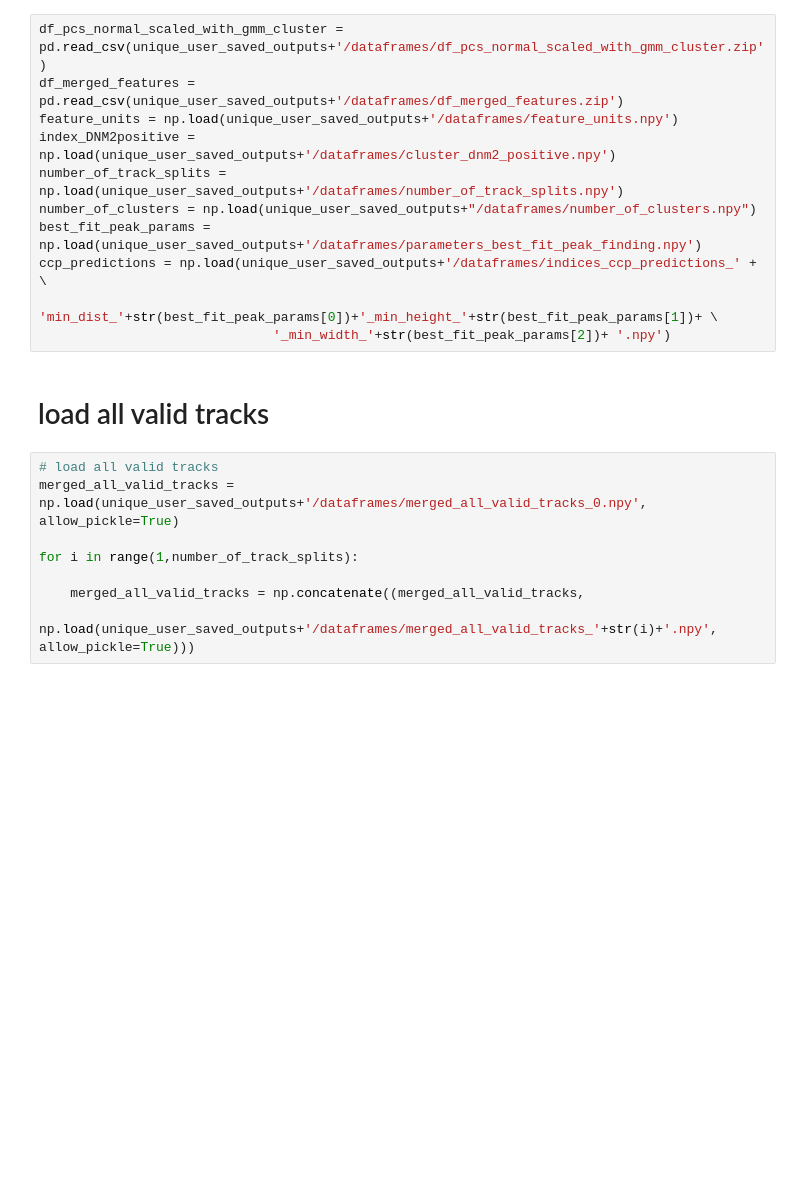
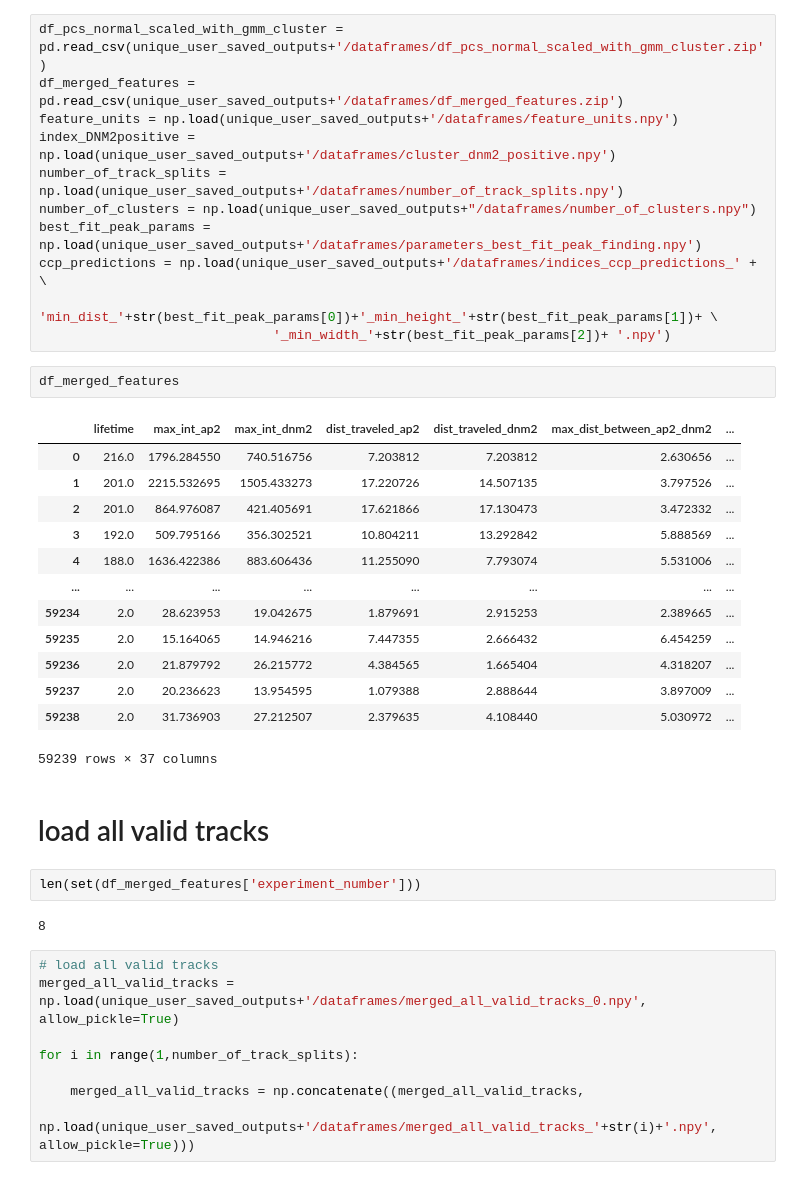
Before and after one commit to DrubinBarnes/Jin_Shirazinejad_et_al_branched_actin_manuscript, a Jupyter notebook: analysis/nb07_integrate_new_data.ipynb, the cells around one changed output. Drawn from its saved outputs; the diff is of its cells as text; blank space fills up the shorter version.

```diff
--- a/analysis/nb07_integrate_new_data.ipynb
+++ b/analysis/nb07_integrate_new_data.ipynb
@@ -44,8 +44,28 @@ best_fit_peak_params = np.load(unique_user_saved_outputs+'/dataframes/parameters
 ccp_predictions = np.load(unique_user_saved_outputs+'/dataframes/indices_ccp_predictions_' + \
                               'min_dist_'+str(best_fit_peak_params[0])+'_min_height_'+str(best_fit_peak_params[1])+ \
                               '_min_width_'+str(best_fit_peak_params[2])+ '.npy')
+# %%
+df_merged_features
+# %% [output]
+|  | lifetime | max_int_ap2 | max_int_dnm2 | dist_traveled_ap2 | dist_traveled_dnm2 | max_dist_between_ap2_dnm2 | ... |
+| 0 | 216.0 | 1796.284550 | 740.516756 | 7.203812 | 7.203812 | 2.630656 | ... |
+| 1 | 201.0 | 2215.532695 | 1505.433273 | 17.220726 | 14.507135 | 3.797526 | ... |
+| 2 | 201.0 | 864.976087 | 421.405691 | 17.621866 | 17.130473 | 3.472332 | ... |
+| 3 | 192.0 | 509.795166 | 356.302521 | 10.804211 | 13.292842 | 5.888569 | ... |
+| 4 | 188.0 | 1636.422386 | 883.606436 | 11.255090 | 7.793074 | 5.531006 | ... |
+| ... | ... | ... | ... | ... | ... | ... | ... |
+| 59234 | 2.0 | 28.623953 | 19.042675 | 1.879691 | 2.915253 | 2.389665 | ... |
+| 59235 | 2.0 | 15.164065 | 14.946216 | 7.447355 | 2.666432 | 6.454259 | ... |
+| 59236 | 2.0 | 21.879792 | 26.215772 | 4.384565 | 1.665404 | 4.318207 | ... |
+| 59237 | 2.0 | 20.236623 | 13.954595 | 1.079388 | 2.888644 | 3.897009 | ... |
+| 59238 | 2.0 | 31.736903 | 27.212507 | 2.379635 | 4.108440 | 5.030972 | ... |
+59239 rows × 37 columns
 # %% [markdown]
 # load all valid tracks
+# %%
+len(set(df_merged_features['experiment_number']))
+# %% [output]
+8
 # %%
 # load all valid tracks
 merged_all_valid_tracks = np.load(unique_user_saved_outputs+'/dataframes/merged_all_valid_tracks_0.npy', allow_pickle=True)
```
Also changed, not shown: parts of 10 cells of this notebook, 11 other files.
